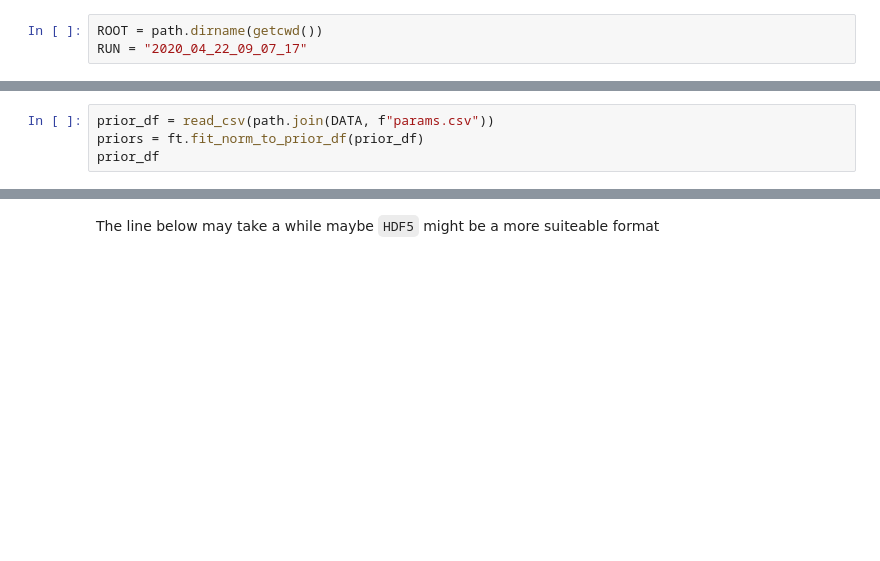
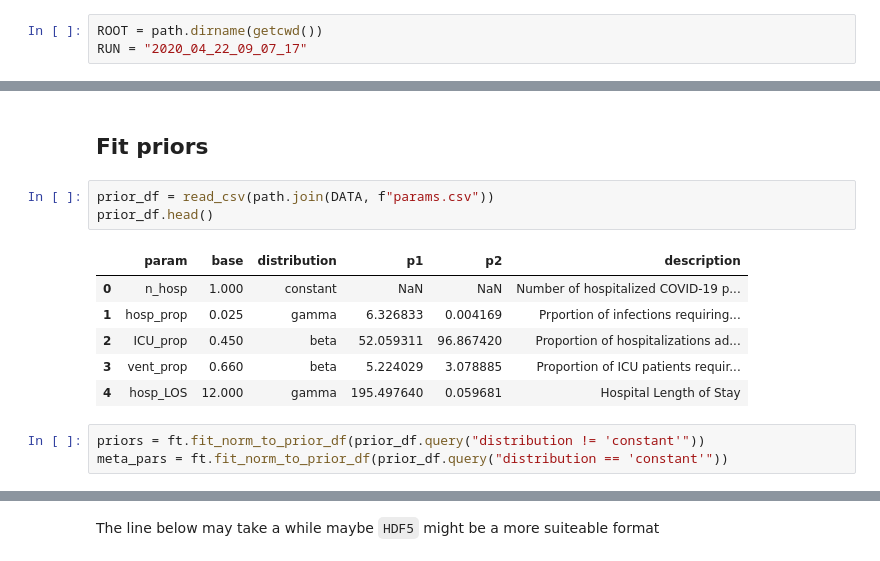
Before and after one commit to pennsignals/bayes-chime, a Jupyter notebook: notebooks/How-to-use-normal-approximations-module.ipynb, the cells around one changed output, grey strips where cells are left out. Drawn from its saved outputs; the diff is of its cells as text; blank space fills up the shorter version.

```diff
--- a/notebooks/How-to-use-normal-approximations-module.ipynb
+++ b/notebooks/How-to-use-normal-approximations-module.ipynb
@@ -33,7 +51,18 @@ data_df.head()
+# %% [markdown]
+## Fit priors
 # %%
 prior_df = read_csv(path.join(DATA, f"params.csv"))
-priors = ft.fit_norm_to_prior_df(prior_df)
-prior_df
+prior_df.head()
+# %% [output]
+|  | param | base | distribution | p1 | p2 | description |
+| 0 | n_hosp | 1.000 | constant | NaN | NaN | Number of hospitalized COVID-19 p... |
+| 1 | hosp_prop | 0.025 | gamma | 6.326833 | 0.004169 | Prportion of infections requiring... |
+| 2 | ICU_prop | 0.450 | beta | 52.059311 | 96.867420 | Proportion of hospitalizations ad... |
+| 3 | vent_prop | 0.660 | beta | 5.224029 | 3.078885 | Proportion of ICU patients requir... |
+| 4 | hosp_LOS | 12.000 | gamma | 195.497640 | 0.059681 | Hospital Length of Stay |
+# %%
+priors = ft.fit_norm_to_prior_df(prior_df.query("distribution != 'constant'"))
+meta_pars = ft.fit_norm_to_prior_df(prior_df.query("distribution == 'constant'"))
 # %%
 g = FacetGrid(
     prior_df.query("distribution != 'constant'"),
```
Also changed, not shown: parts of 21 cells of this notebook.
